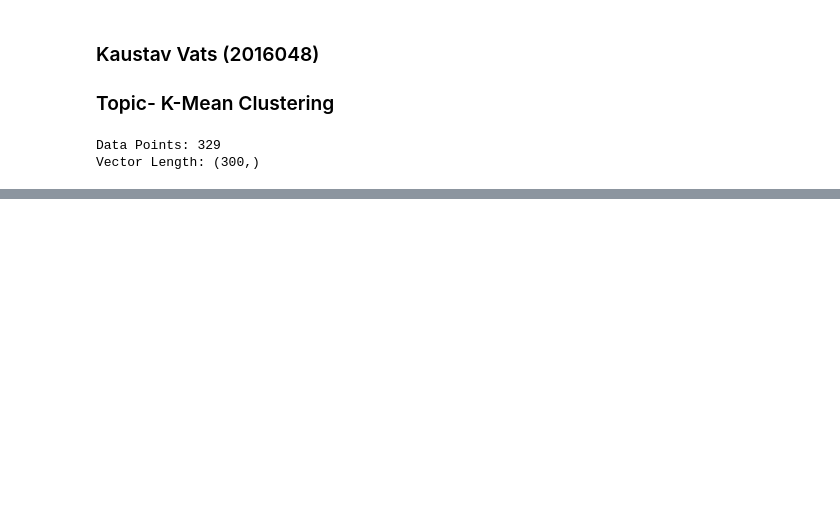
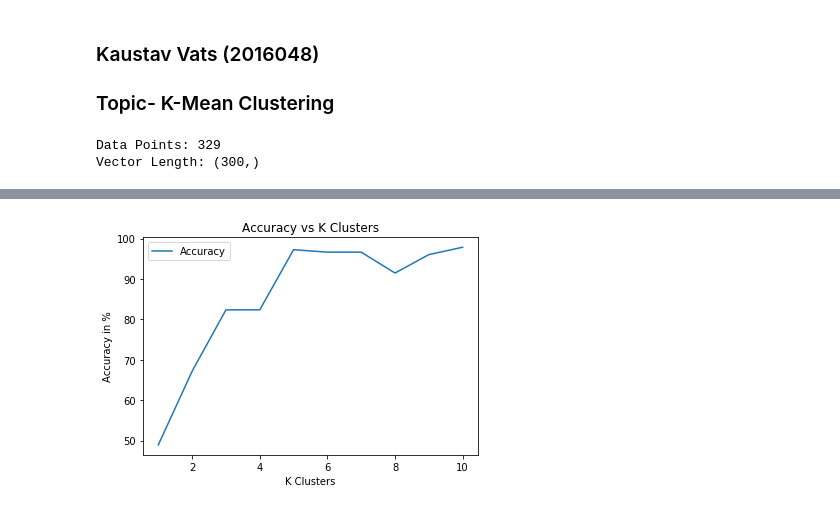
Before and after one commit to Kvatsx/Data-Mining-Assignments, a Jupyter notebook: Assignment-4/KMeanClustering.ipynb, the cells around one changed output, grey strips where cells are left out. Saved outputs shown, nothing was run; the diff lists cells and outputs as text; code cells hidden in the pictures; blank space fills up the shorter version.

```diff
--- a/Assignment-4/KMeanClustering.ipynb
+++ b/Assignment-4/KMeanClustering.ipynb
@@ -95,7 +148,10 @@ Data Points: 329
 Vector Length: (300,)
 # %%
 X, Y = pre_process(Data)
+X = Normalize(X)
 print(X.shape)
 print("Min Val: {}, Max Val: {}".format(np.amin(X), np.amax(X)))
+Mini = np.amin(X)
+Maxi = np.amax(X)
 # %% [output]
 (329, 300)
@@ -122,0 +159,20 @@ array([2, 2, 2, 2, 1, 2, 2, 2, 2, 2, 2, 2, 2, 2, 2, 2, 2, 2, 2, 2, 2, 2,
+# %%
+Y_Trues = []
+Y_Preds = []
+for i in range(1,11):
+    K = i
+    Centroids, Labels = KMean(K, X, mini=Mini, maxi=Maxi, max_iter=10000)
+    PredictedLabels = np.zeros((K, 4))
+    Centroids = np.vstack(tuple(Centroids))
+
+        #     for j in range(4):
+#         PredictedLabels[:, j] = getEuclideanDistance(GroundTruth[j], Centroids)[:]
+#     AssignedLabels = np.argmin(PredictedLabels, axis=1)
+    # print(AssignedLabels)
+    AssignedLabels = getLabelsCosineSim(GroundTruth, Centroids)
+
+    Y_True, Y_Pred = updateAndPrepLabels(Y, AssignedLabels, Labels)
+    Y_Trues.append(Y_True)
+    Y_Preds.append(Y_Pred)
+
+print("Done!")
@@ -122,0 +193,22 @@ array([2, 2, 2, 2, 1, 2, 2, 2, 2, 2, 2, 2, 2, 2, 2, 2, 2, 2, 2, 2, 2, 2,
+# %%
+Acc = []
+Prec = []
+Recall = []
+F1Score = []
+for i in range(10):
+    Acc.append(accuracy_score(Y_Trues[i], Y_Preds[i])*100)
+    avg = 'weighted'
+    Prec.append(precision_score(Y_Trues[i], Y_Preds[i], average=avg))
+    Recall.append(recall_score(Y_Trues[i], Y_Preds[i], average=avg))
+    F1Score.append(f1_score(Y_Trues[i], Y_Preds[i], average=avg))
+# %%
+xAxis = np.arange(1, 11)
+plt.figure()
+plt.plot(xAxis, Acc, label='Accuracy')
+plt.legend()
+plt.xlabel('K Clusters')
+plt.ylabel('Accuracy in %')
+plt.title("Accuracy vs K Clusters")
+plt.show()
+# %% [output]
+[figure, added]
```
Also changed, not shown: parts of 8 cells of this notebook.
